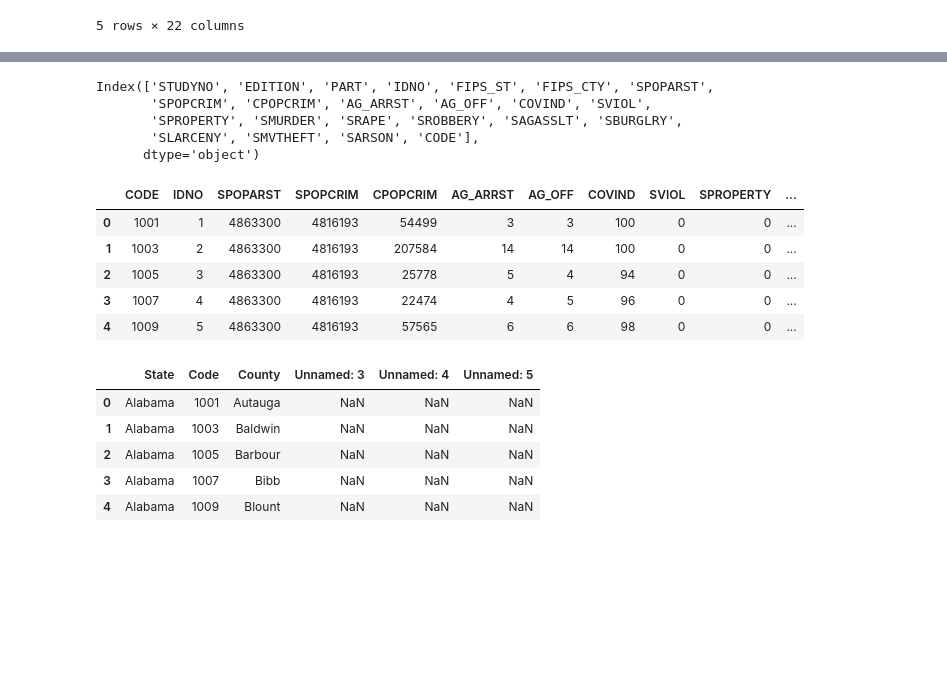
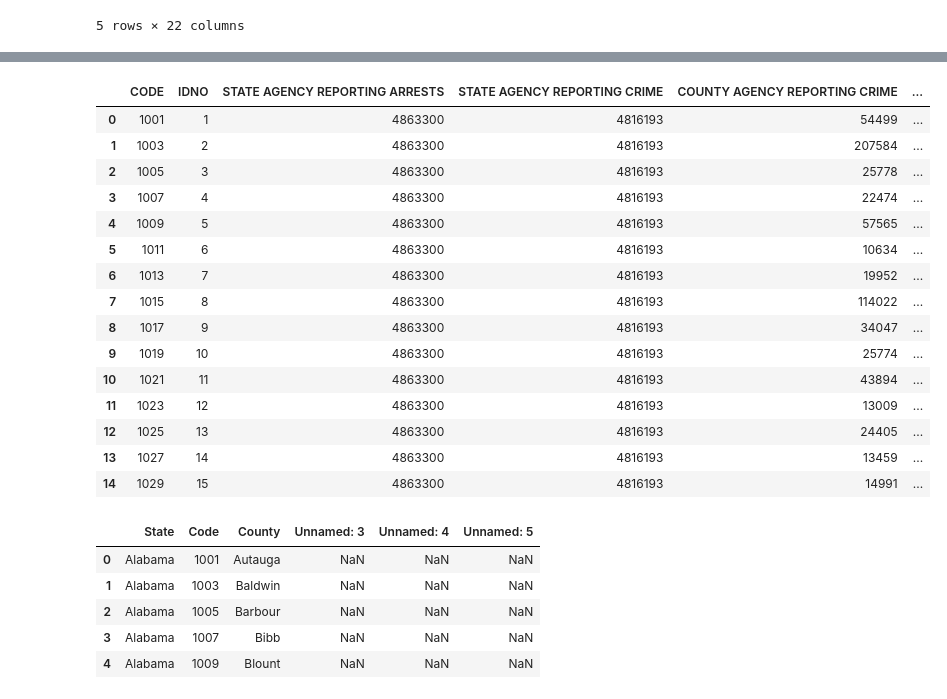
Before and after one commit to melindaeudy/Project_1, a Jupyter notebook: Project_1.ipynb, the cells around one changed output, grey strips where cells are left out. Cells and saved outputs as stored; diff of their text form; code cells hidden in the pictures; blank space fills up the shorter version.

Commit message:
labels updated on tables

```diff
--- a/Project_1.ipynb
+++ b/Project_1.ipynb
@@ -55,29 +65,36 @@ UCR_Crime_df.head()
-# %%
-UCR_Crime_df.columns
-# %% [output]
-Index(['STUDYNO', 'EDITION', 'PART', 'IDNO', 'FIPS_ST', 'FIPS_CTY', 'SPOPARST',
-       'SPOPCRIM', 'CPOPCRIM', 'AG_ARRST', 'AG_OFF', 'COVIND', 'SVIOL',
-       'SPROPERTY', 'SMURDER', 'SRAPE', 'SROBBERY', 'SAGASSLT', 'SBURGLRY',
-       'SLARCENY', 'SMVTHEFT', 'SARSON', 'CODE'],
-      dtype='object')
 # %%
 # Finalize file for merging
 #-----remove columns: STUDYNO, EDITION, PART, FLIPS_ST, FLIPS_CTY
 #-----move Code to the front of the file - ensure that it is a int64.
 UCR_Crime_df.drop(columns = ["STUDYNO", "EDITION", "PART", "FIPS_ST", "FIPS_CTY"], inplace = True)
 UCR_Crime_df["CODE"] = UCR_Crime_df["CODE"].apply("int64")
 pd.set_option("precision",0)
 collist = UCR_Crime_df.columns.tolist()
 collist.insert(0, collist.pop(collist.index("CODE")))
 UCR_Crime_df = UCR_Crime_df.reindex(columns = collist)
-UCR_Crime_df.head()
+
+# Rename columns for better understanding
+UCR_Crime_df.rename(columns={"AG_ARRST": "# COUNTY AGENCY REPORTING ARRESTS", "AG_OFF": "# COUNTY AGENCY REPORTING CRIMES","COVIND": "COVERAGE INDICATOR", "SVIOL":"TOTAL VIOLENT CRIMES", "SPROPERTY": "TOTAL PROPERTY CRIMES"}, inplace = True)
+UCR_Crime_df.rename(columns={"SPOPARST": "STATE AGENCY REPORTING ARRESTS", "SPOPCRIM": "STATE AGENCY REPORTING CRIME", "CPOPCRIM": "COUNTY AGENCY REPORTING CRIME", "SMURDER":"MURDERS", "SRAPE": "RAPE", "SROBBERY": "ROBBERY", "SAGASSLT": "AGGRAVATED ASSAULTS", "SBURGLRY": "BURGLARIES"}, inplace = True)
+UCR_Crime_df.rename(columns={"SLARCENY":"LARCENY", "SMVTHEFT": "MOTOR VEHICLE THEFT", "SARSON": "ARSON"}, inplace = True)
+UCR_Crime_df.head(15)
 # %% [output]
-|  | CODE | IDNO | SPOPARST | SPOPCRIM | CPOPCRIM | AG_ARRST | AG_OFF | COVIND | SVIOL | SPROPERTY | ... |
-| 0 | 1001 | 1 | 4863300 | 4816193 | 54499 | 3 | 3 | 100 | 0 | 0 | ... |
-| 1 | 1003 | 2 | 4863300 | 4816193 | 207584 | 14 | 14 | 100 | 0 | 0 | ... |
-| 2 | 1005 | 3 | 4863300 | 4816193 | 25778 | 5 | 4 | 94 | 0 | 0 | ... |
-| 3 | 1007 | 4 | 4863300 | 4816193 | 22474 | 4 | 5 | 96 | 0 | 0 | ... |
-| 4 | 1009 | 5 | 4863300 | 4816193 | 57565 | 6 | 6 | 98 | 0 | 0 | ... |
+|  | CODE | IDNO | STATE AGENCY REPORTING ARRESTS | STATE AGENCY REPORTING CRIME | COUNTY AGENCY REPORTING CRIME | ... |
+| 0 | 1001 | 1 | 4863300 | 4816193 | 54499 | ... |
+| 1 | 1003 | 2 | 4863300 | 4816193 | 207584 | ... |
+| 2 | 1005 | 3 | 4863300 | 4816193 | 25778 | ... |
+| 3 | 1007 | 4 | 4863300 | 4816193 | 22474 | ... |
+| 4 | 1009 | 5 | 4863300 | 4816193 | 57565 | ... |
+| 5 | 1011 | 6 | 4863300 | 4816193 | 10634 | ... |
+| 6 | 1013 | 7 | 4863300 | 4816193 | 19952 | ... |
+| 7 | 1015 | 8 | 4863300 | 4816193 | 114022 | ... |
+| 8 | 1017 | 9 | 4863300 | 4816193 | 34047 | ... |
+| 9 | 1019 | 10 | 4863300 | 4816193 | 25774 | ... |
+| 10 | 1021 | 11 | 4863300 | 4816193 | 43894 | ... |
+| 11 | 1023 | 12 | 4863300 | 4816193 | 13009 | ... |
+| 12 | 1025 | 13 | 4863300 | 4816193 | 24405 | ... |
+| 13 | 1027 | 14 | 4863300 | 4816193 | 13459 | ... |
+| 14 | 1029 | 15 | 4863300 | 4816193 | 14991 | ... |
 # %%
 UCR_Codes = "Resources/Codebook_County_Codes.csv"
 
```
Also changed, not shown: parts of 6 cells of this notebook.
